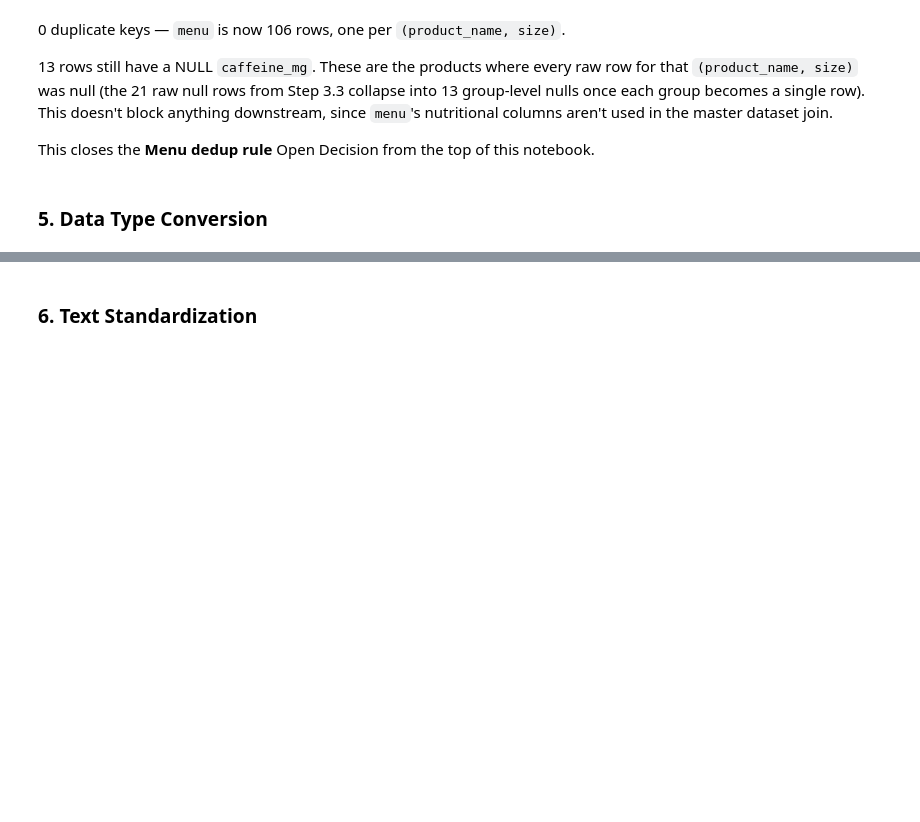
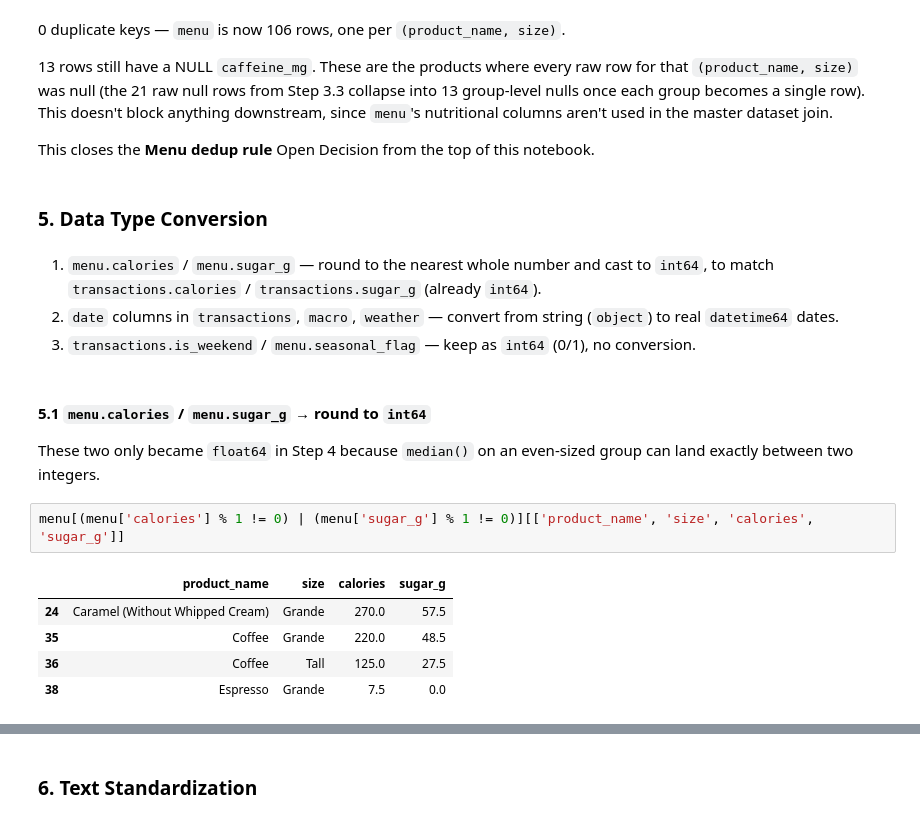
Before and after one commit to Sherry438/Starbucks-Menu-Portfolio-Strategy, a Jupyter notebook: notebooks/03_data_cleaning.ipynb, the cells around one changed output, grey strips where cells are left out. Saved outputs shown, nothing was run; the diff lists cells and outputs as text; blank space fills up the shorter version.

```diff
--- a/notebooks/03_data_cleaning.ipynb
+++ b/notebooks/03_data_cleaning.ipynb
@@ -310,3 +310,19 @@ caffeine_mg nulls: 13
 This closes the **Menu dedup rule** Open Decision from the top of this notebook.
 # %% [markdown]
 ### 5. Data Type Conversion
+# %% [markdown]
+1. `menu.calories` / `menu.sugar_g` — round to the nearest whole number and cast to `int64`, to match `transactions.calories` / `transactions.sugar_g` (already `int64`).
+2. `date` columns in `transactions`, `macro`, `weather` — convert from string (`object`) to real `datetime64` dates.
+3. `transactions.is_weekend` / `menu.seasonal_flag` — keep as `int64` (0/1), no conversion.
+# %% [markdown]
+#### 5.1 `menu.calories` / `menu.sugar_g` → round to `int64`
+
+These two only became `float64` in Step 4 because `median()` on an even-sized group can land exactly between two integers.
+# %%
+menu[(menu['calories'] % 1 != 0) | (menu['sugar_g'] % 1 != 0)][['product_name', 'size', 'calories', 'sugar_g']]
+# %% [output]
+|  | product_name | size | calories | sugar_g |
+| 24 | Caramel (Without Whipped Cream) | Grande | 270.0 | 57.5 |
+| 35 | Coffee | Grande | 220.0 | 48.5 |
+| 36 | Coffee | Tall | 125.0 | 27.5 |
+| 38 | Espresso | Grande | 7.5 | 0.0 |
```
Also changed, not shown: parts of 8 cells of this notebook.
